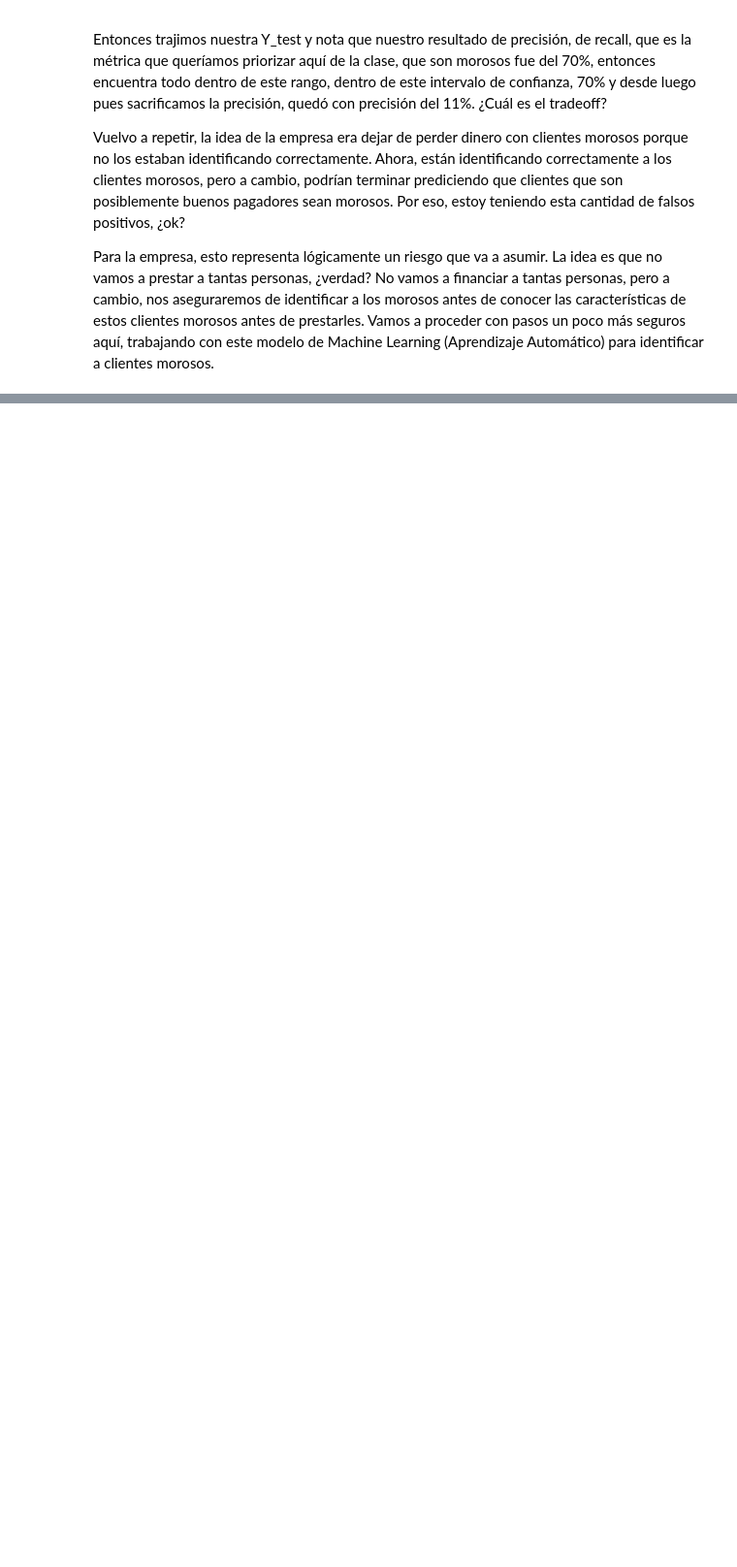
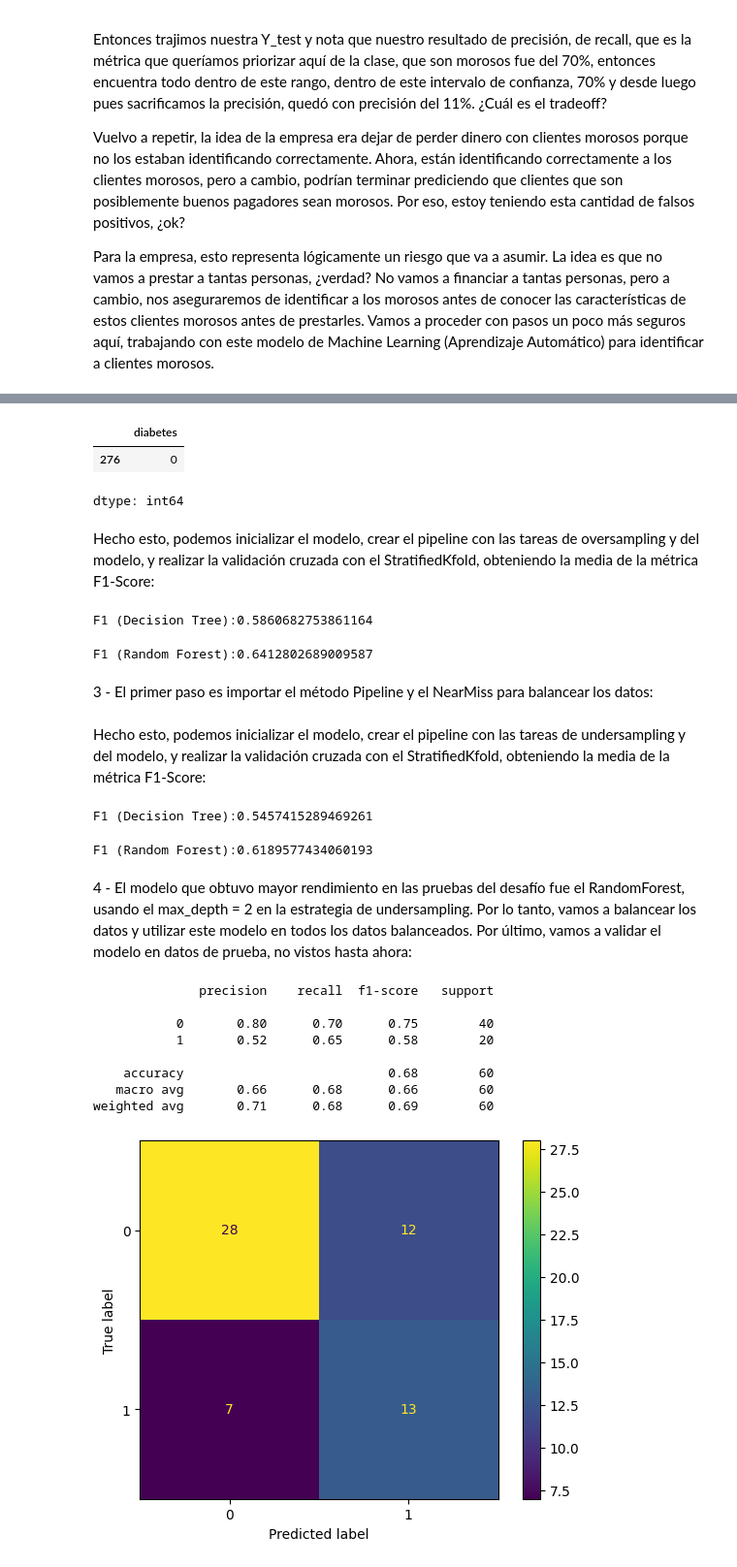
Before and after one commit to Deinbi/Machine__Learning_Alura, a Jupyter notebook: Clasificacion_validacion_y_metricas.ipynb, the cells around one changed output, grey strips where cells are left out. Shown at 97% size. Cells and saved outputs as stored; diff of their text form; code cells hidden in the pictures; blank space fills up the shorter version.

Commit message:
Version con tarea resuelta

```diff
--- a/Clasificacion_validacion_y_metricas.ipynb
+++ b/Clasificacion_validacion_y_metricas.ipynb
@@ -1022,0 +1052,6 @@ Vamos a practicar el contenido que se presentó en la clase a partir de algunas
+# %%
+X = datos.drop(columns='diabetes',axis=1)
+y = datos['diabetes']
+# %%
+X,X_test,y,y_test = train_test_split(X,y,test_size=0.15,stratify=y,random_state=5)
+X_train,X_val,y_train,y_val = train_test_split(X,y,stratify=y,random_state=5)
@@ -1022,0 +1063,26 @@ Vamos a practicar el contenido que se presentó en la clase a partir de algunas
+# %%
+y.head(1)
+# %% [output]
+|  | diabetes |
+| 276 | 0 |
+dtype: int64
+# %% [markdown]
+Hecho esto, podemos inicializar el modelo, crear el pipeline con las tareas de oversampling y del modelo, y realizar la validación cruzada con el StratifiedKfold, obteniendo la media de la métrica F1-Score:
+# %%
+arbol = DecisionTreeClassifier(max_depth = 3)
+pipeline = imbpipeline([('oversample', SMOTE()), ('arbol', arbol)])
+skf = StratifiedKFold(n_splits = 10, shuffle = True, random_state = 5)
+resultado_arbol = cross_val_score(pipeline, X, y, cv = skf, scoring = 'f1')
+print(f'F1 (Decision Tree):{resultado_arbol.mean()}')
+# %% [output]
+F1 (Decision Tree):0.5860682753861164
+# %%
+random_forest = RandomForestClassifier(max_depth = 2)
+pipeline = imbpipeline([('oversample', SMOTE()), ('random_forest', random_forest)])
+skf = StratifiedKFold(n_splits = 10, shuffle = True, random_state = 5)
+resultado_rf = cross_val_score(pipeline, X, y, cv = skf, scoring = 'f1')
+print(f'F1 (Random Forest):{resultado_rf.mean()}')
+# %% [output]
+F1 (Random Forest):0.6412802689009587
+# %% [markdown]
+3 - El primer paso es importar el método Pipeline y el NearMiss para balancear los datos:
@@ -1022,0 +1092,40 @@ Vamos a practicar el contenido que se presentó en la clase a partir de algunas
+# %% [markdown]
+Hecho esto, podemos inicializar el modelo, crear el pipeline con las tareas de undersampling y del modelo, y realizar la validación cruzada con el StratifiedKfold, obteniendo la media de la métrica F1-Score:
+# %%
+arbol = DecisionTreeClassifier(max_depth = 3)
+pipeline = imbpipeline([('undersample', NearMiss(version = 3)), ('arbol', arbol)])
+skf = StratifiedKFold(n_splits = 10, shuffle = True, random_state = 5)
+resultado_arbol = cross_val_score(pipeline, X, y, cv = skf, scoring = 'f1')
+print(f'F1 (Decision Tree):{resultado_arbol.mean()}')
+# %% [output]
+F1 (Decision Tree):0.5457415289469261
+# %%
+random_forest = RandomForestClassifier(max_depth = 2)
+pipeline = imbpipeline([('undersample', NearMiss(version = 3)), ('random_forest', random_forest)])
+skf = StratifiedKFold(n_splits = 10, shuffle = True, random_state = 5)
+resultado_rf = cross_val_score(pipeline, X, y, cv = skf, scoring = 'f1')
+print(f'F1 (Random Forest):{resultado_rf.mean()}')
+# %% [output]
+F1 (Random Forest):0.6189577434060193
+# %% [markdown]
+4 - El modelo que obtuvo mayor rendimiento en las pruebas del desafío fue el RandomForest, usando el max_depth = 2 en la estrategia de undersampling. Por lo tanto, vamos a balancear los datos y utilizar este modelo en todos los datos balanceados. Por último, vamos a validar el modelo en datos de prueba, no vistos hasta ahora:
+# %%
+undersample = NearMiss(version = 3)
+x_balanceado, y_balanceado = undersample.fit_resample(X, y)
+
+modelo = RandomForestClassifier(max_depth = 2)
+modelo.fit(x_balanceado, y_balanceado)
+y_previsto = modelo.predict(X_test)
+
+print(classification_report(y_test, y_previsto))
+ConfusionMatrixDisplay.from_predictions(y_test, y_previsto);
+# %% [output]
+              precision    recall  f1-score   support
+
+           0       0.80      0.70      0.75        40
+           1       0.52      0.65      0.58        20
+
+    accuracy                           0.68        60
+   macro avg       0.66      0.68      0.66        60
+weighted avg       0.71      0.68      0.69        60
+[figure, added]
```
Also changed, not shown: parts of 15 cells of this notebook.
